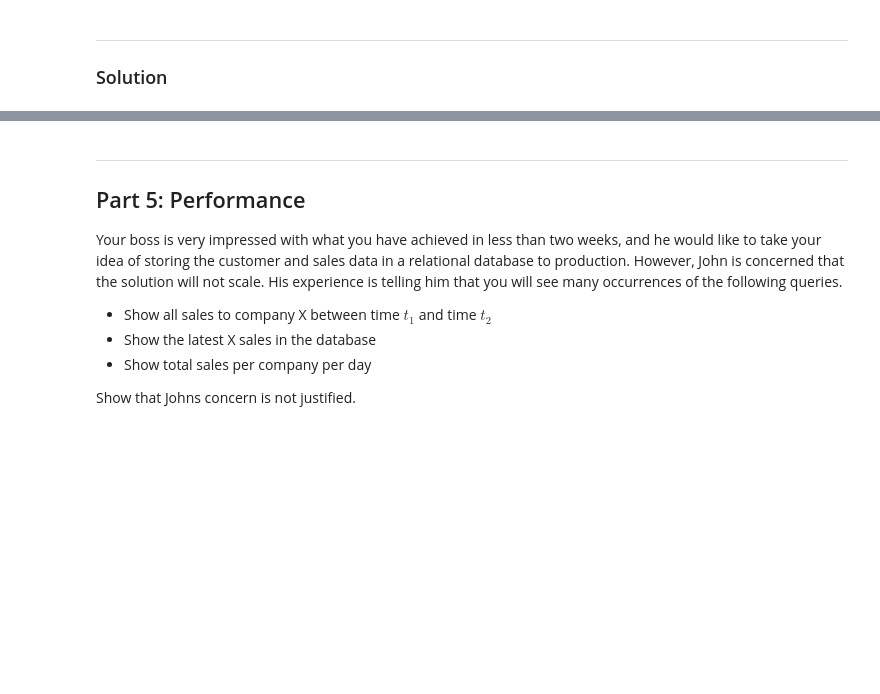
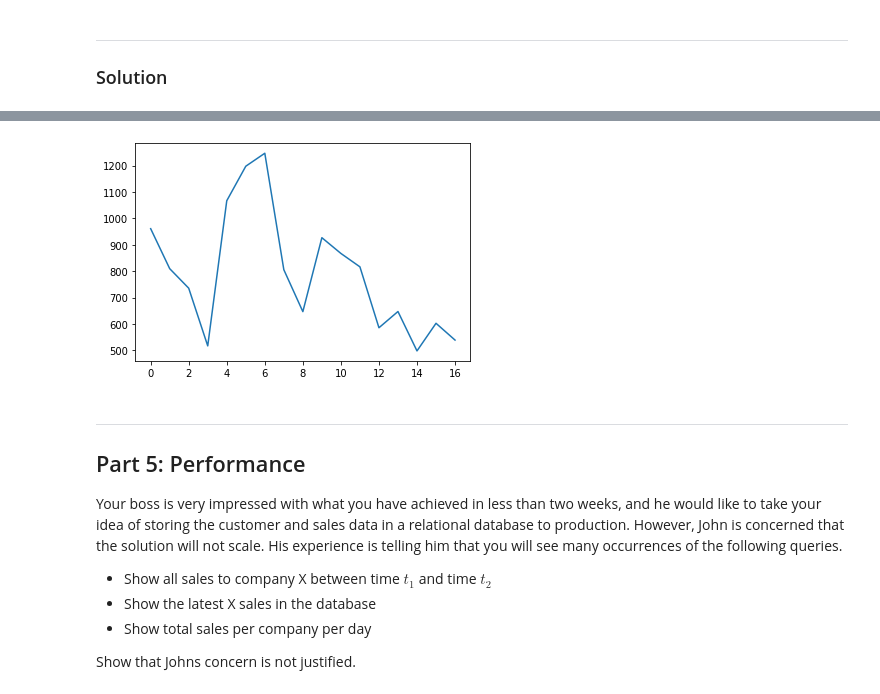
Before and after one commit to bugFreeYYS/Computational_Tools_Project1, a Jupyter notebook: Project 1 - Customer Database.ipynb, the cells around one changed output, grey strips where cells are left out. Saved outputs shown, nothing was run; the diff lists cells and outputs as text; code cells hidden in the pictures; blank space fills up the shorter version.

```diff
--- a/Project 1 - Customer Database.ipynb
+++ b/Project 1 - Customer Database.ipynb
@@ -952,0 +1051,4 @@ Remember, you are taking this to your new boss, so think about how you present t
+# %%
+getMAPlot(getMA(getCompany('Gabtune')))
+# %% [output]
+[figure, added]
```
Also changed, not shown: parts of 24 cells of this notebook, 1 other file.
